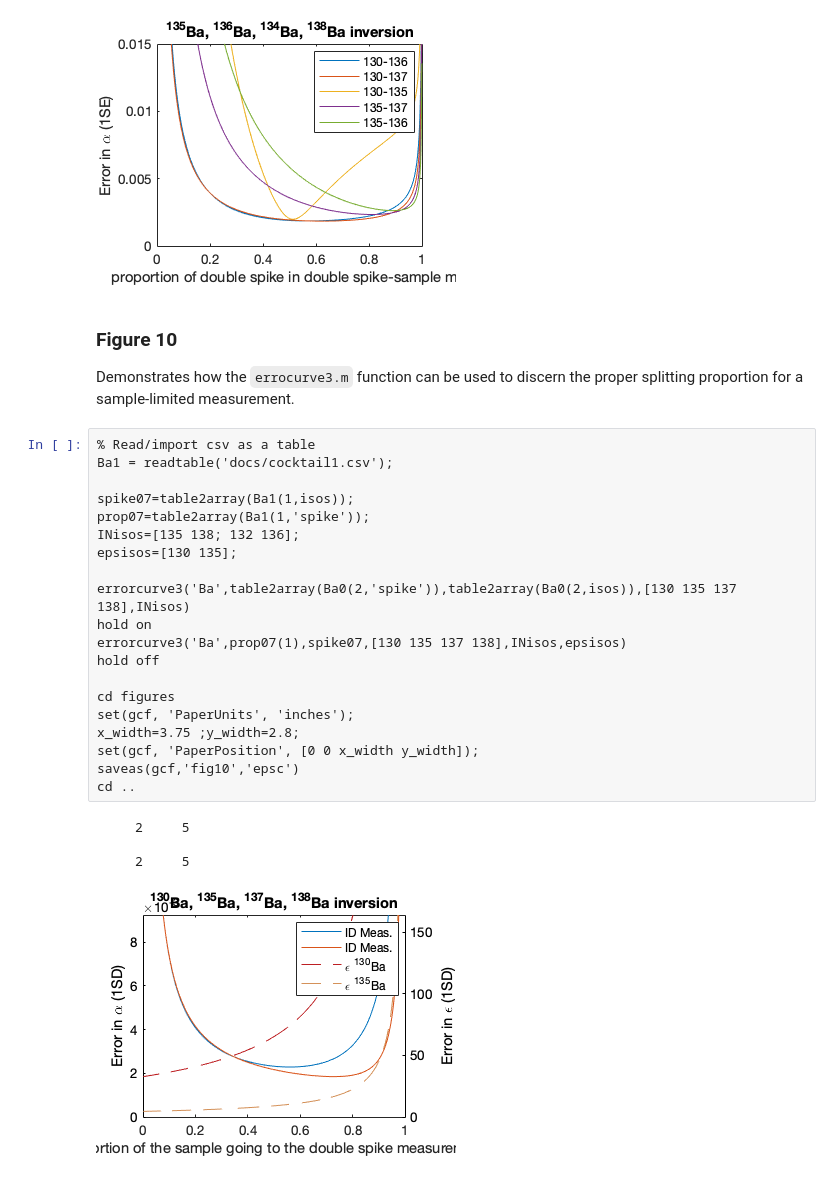
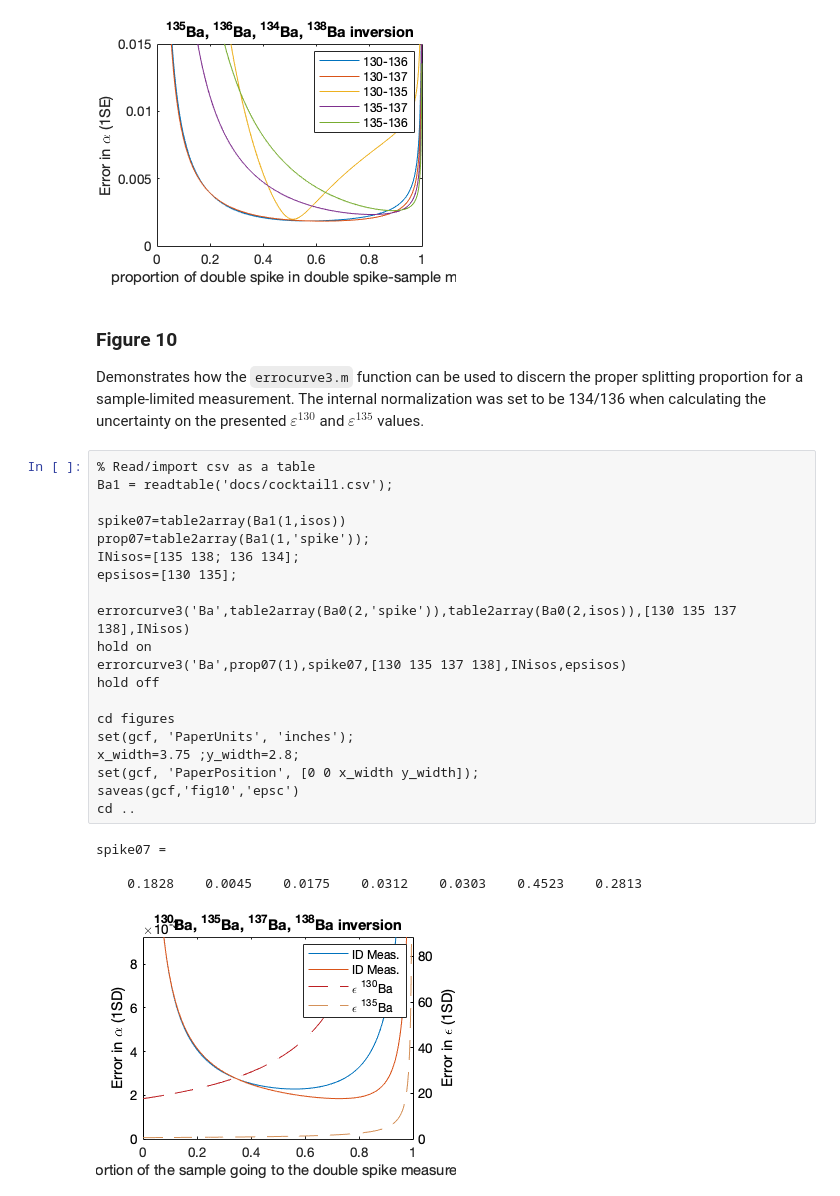
Before and after one commit to rcmarq/cosmo, a Jupyter notebook: docs/figures.ipynb, the cells around one changed output. Saved outputs shown, nothing was run; the diff lists cells and outputs as text.

```diff
--- a/docs/figures.ipynb
+++ b/docs/figures.ipynb
@@ -534,32 +534,32 @@ cd ..
 # %% [markdown]
 ### Figure 10
 
-Demonstrates how the `errocurve3.m` function can be used to discern the proper splitting proportion for a sample-limited measurement.
+Demonstrates how the `errocurve3.m` function can be used to discern the proper splitting proportion for a sample-limited measurement. The internal normalization was set to be 134/136 when calculating the uncertainty on the presented $\varepsilon^{130}$ and $\varepsilon^{135}$ values.
 # %%
 % Read/import csv as a table
 Ba1 = readtable('docs/cocktail1.csv');
 
-spike07=table2array(Ba1(1,isos));
+spike07=table2array(Ba1(1,isos))
 prop07=table2array(Ba1(1,'spike'));
-INisos=[135 138; 132 136];
+INisos=[135 138; 136 134];
 epsisos=[130 135];
 
 errorcurve3('Ba',table2array(Ba0(2,'spike')),table2array(Ba0(2,isos)),[130 135 137 138],INisos)
 hold on
 errorcurve3('Ba',prop07(1),spike07,[130 135 137 138],INisos,epsisos)
 hold off
 
 cd figures
 set(gcf, 'PaperUnits', 'inches');
 x_width=3.75 ;y_width=2.8;
 set(gcf, 'PaperPosition', [0 0 x_width y_width]);
 saveas(gcf,'fig10','epsc')
 cd ..
 # %% [output]
-     2     5
+spike07 =
 
-     2     5
+    0.1828    0.0045    0.0175    0.0312    0.0303    0.4523    0.2813
-[figure, old version]
+[figure, new version]
 # %%
 shake('Ba',0.077,eff,[cycles cycles],R,R_ref,T,deltat); % 77 pg sample
 cosmo('docs/cocktail2.csv',{'Ba'})
```
Also changed, not shown: parts of 3 cells of this notebook, 1 other file.
